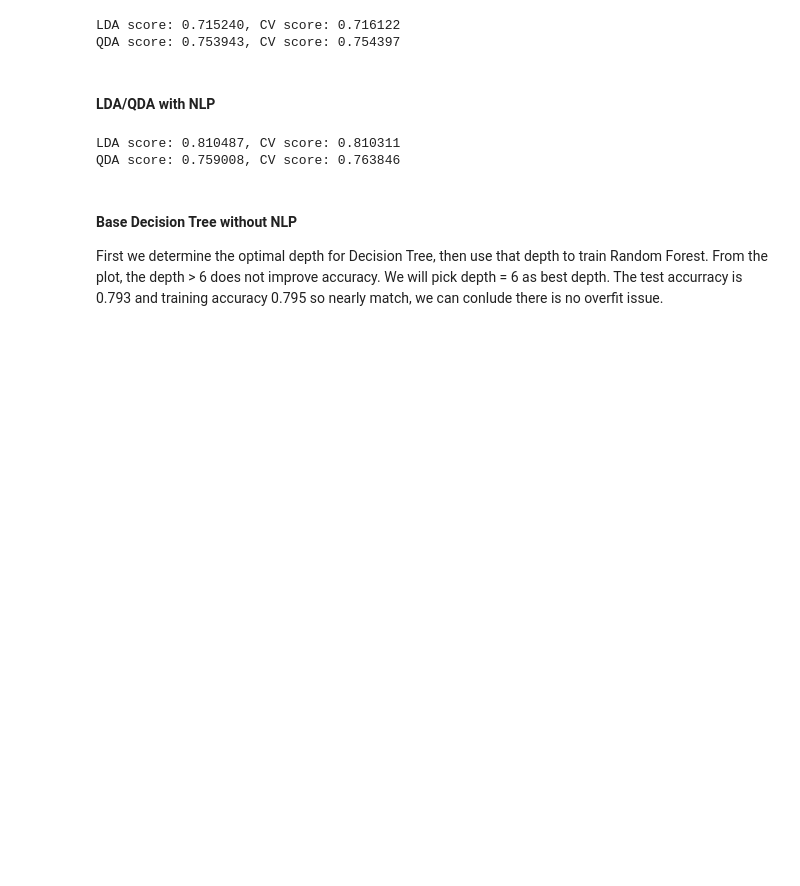
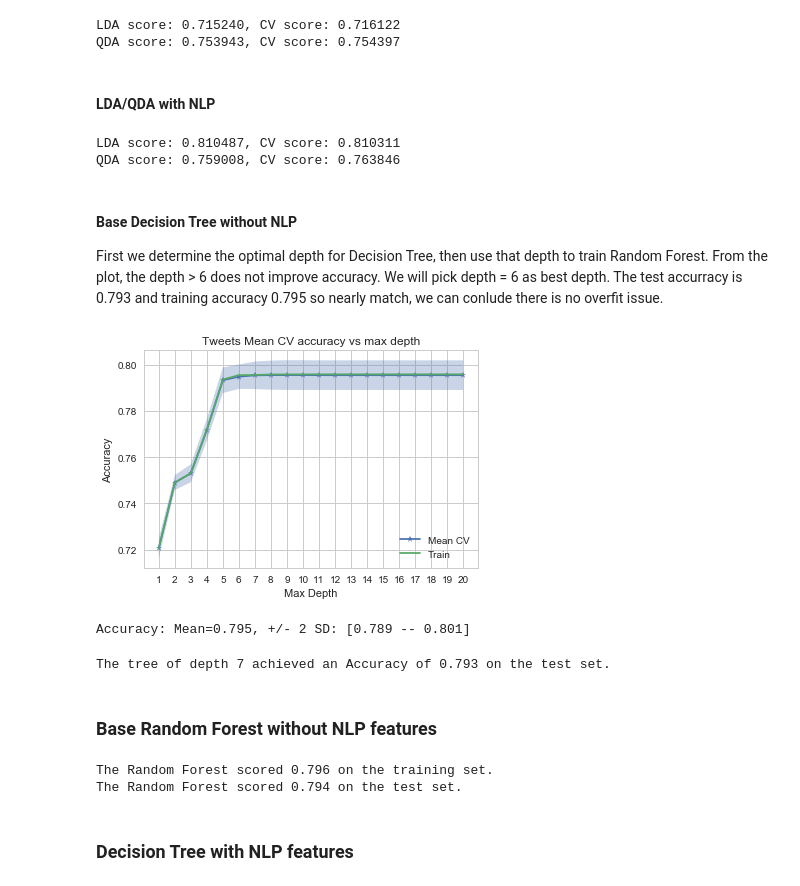
Before and after one commit to kietly/cs109a, a Jupyter notebook: Milestones/MS4/Models_kNN_LDA_QDA_DT_RF.ipynb, the cells around one changed output. Drawn from its saved outputs; the diff is of its cells as text; code cells hidden in the pictures; blank space fills up the shorter version.

Commit message:
Update model page

```diff
--- a/Milestones/MS4/Models_kNN_LDA_QDA_DT_RF.ipynb
+++ b/Milestones/MS4/Models_kNN_LDA_QDA_DT_RF.ipynb
@@ -172,3 +171,67 @@ QDA score: 0.759008, CV score: 0.763846
 
 First we determine the optimal depth for Decision Tree, then use that depth to train Random Forest. From the plot, the depth > 6 does not improve accuracy. We will pick depth = 6 as best depth.
 The test accurracy is 0.793 and training accuracy 0.795 so nearly match, we can conlude there is no overfit issue.
+# %%
+#Perform 5-fold cross validation and store results
+all_tweets_df = all_tweets[['retweet_count', 'favorite_count', 'num_hashtags', 'num_urls', 'num_mentions','user_type']]
+train_base_tweets_df, test_base_tweets_df = train_test_split(all_tweets_df, test_size=0.33, random_state=42,
+                                                             stratify=all_tweets_df['user_type'])
+X_train, y_train = train_base_tweets_df.drop('user_type',axis=1), train_base_tweets_df['user_type']
+X_test, y_test = test_base_tweets_df.drop('user_type',axis=1), test_base_tweets_df['user_type']
+
+depths, train_scores, cvmeans, cvstds, cv_scores = [], [], [], [], []
+for depth in range(1,21):
+    depths.append(depth)
+    dt = DecisionTreeClassifier(max_depth=depth)
+    train_scores.append(dt.fit(X_train, y_train).score(X_train, y_train))
+    scores = cross_val_score(estimator=dt, X=X_train, y=y_train, cv=5)
+    cvmeans.append(scores.mean())
+    cvstds.append(scores.std())
+
+#Alter data structure for using internal numpy functions
+cvmeans = np.array(cvmeans)
+cvstds = np.array(cvstds)
+#Plot Means and Shade the +-2 SD Interval
+plt.plot(depths, cvmeans, '*-', label="Mean CV")
+plt.fill_between(depths, cvmeans - 2*cvstds, cvmeans + 2*cvstds, alpha=0.3)
+ylim = plt.ylim()
+plt.plot(depths, train_scores, '-+', label="Train")
+plt.ylim(ylim)
+plt.legend()
+plt.ylabel("Accuracy")
+plt.xlabel("Max Depth")
+plt.title('Tweets Mean CV accuracy vs max depth')
+plt.xticks(depths)
+plt.show()
+# %% [output]
+[figure, added]
+# %%
+#Choosing the best depth
+idx = depths.index(7)
+print("Accuracy: Mean={:.3f}, +/- 2 SD: [{:.3f} -- {:.3f}]".format(
+    cvmeans[idx], cvmeans[idx] - 2*cvstds[idx], cvmeans[idx] + 2*cvstds[idx]))
+# %% [output]
+Accuracy: Mean=0.795, +/- 2 SD: [0.789 -- 0.801]
+# %%
+#Evaluate performance on Test Set
+best_cv_depth = 7
+fitted_tree = DecisionTreeClassifier(max_depth=best_cv_depth).fit(X_train, y_train)
+best_cv_tree_train_score = fitted_tree.score(X_train, y_train)
+best_cv_tree_test_score = fitted_tree.score(X_test, y_test)
+print(f"The tree of depth {best_cv_depth} achieved an Accuracy of {best_cv_tree_test_score:.3f} on the test set.")
+# %% [output]
+The tree of depth 7 achieved an Accuracy of 0.793 on the test set.
+# %% [markdown]
+### Base Random Forest without NLP features
+# %%
+#Fit a Random Forest model
+fitted_rf = RandomForestClassifier(n_estimators=7, max_depth=7).fit(X_train,y_train)
+random_forest_train_score = fitted_rf.score(X_train, y_train)
+random_forest_test_score = fitted_rf.score(X_test, y_test)
+print(f"The Random Forest scored {random_forest_train_score:.3f} on the training set.")
+print(f"The Random Forest scored {random_forest_test_score:.3f} on the test set.")
+# %% [output]
+The Random Forest scored 0.796 on the training set.
+The Random Forest scored 0.794 on the test set.
+# %% [markdown]
+### Decision Tree with NLP features
```
Also changed, not shown: parts of 15 cells of this notebook.
